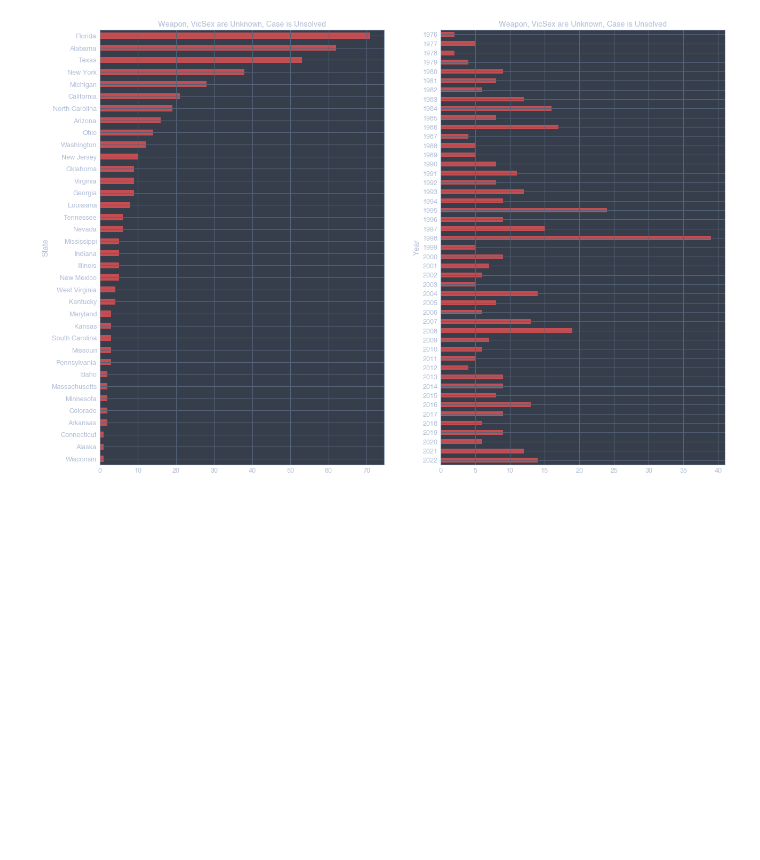
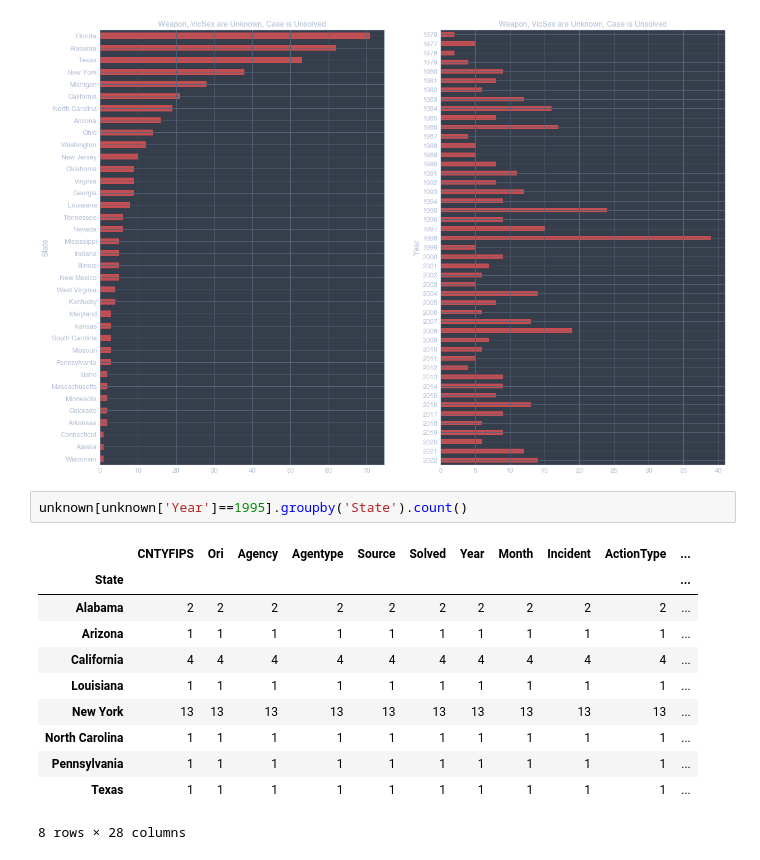
Before and after one commit to fadeeva/weird_projects, a Jupyter notebook: Serial_Killers/Data_from_MAP_II.ipynb, the cells around one changed output. Drawn from its saved outputs; the diff is of its cells as text; blank space fills up the shorter version.

```diff
--- a/Serial_Killers/Data_from_MAP_II.ipynb
+++ b/Serial_Killers/Data_from_MAP_II.ipynb
@@ -182,3 +182,17 @@ ax[1].set_title('Weapon, VicSex are Unknown, Case is Unsolved')
 # %% [output]
 Text(0.5, 1.0, 'Weapon, VicSex are Unknown, Case is Unsolved')
 [figure]
+# %%
+unknown[unknown['Year']==1995].groupby('State').count()
+# %% [output]
+|  | CNTYFIPS | Ori | Agency | Agentype | Source | Solved | Year | Month | Incident | ActionType | ... |
+| State |  |  |  |  |  |  |  |  |  |  | ... |
+| Alabama | 2 | 2 | 2 | 2 | 2 | 2 | 2 | 2 | 2 | 2 | ... |
+| Arizona | 1 | 1 | 1 | 1 | 1 | 1 | 1 | 1 | 1 | 1 | ... |
+| California | 4 | 4 | 4 | 4 | 4 | 4 | 4 | 4 | 4 | 4 | ... |
+| Louisiana | 1 | 1 | 1 | 1 | 1 | 1 | 1 | 1 | 1 | 1 | ... |
+| New York | 13 | 13 | 13 | 13 | 13 | 13 | 13 | 13 | 13 | 13 | ... |
+| North Carolina | 1 | 1 | 1 | 1 | 1 | 1 | 1 | 1 | 1 | 1 | ... |
+| Pennsylvania | 1 | 1 | 1 | 1 | 1 | 1 | 1 | 1 | 1 | 1 | ... |
+| Texas | 1 | 1 | 1 | 1 | 1 | 1 | 1 | 1 | 1 | 1 | ... |
+8 rows × 28 columns
```
Also changed, not shown: parts of 6 cells of this notebook.
